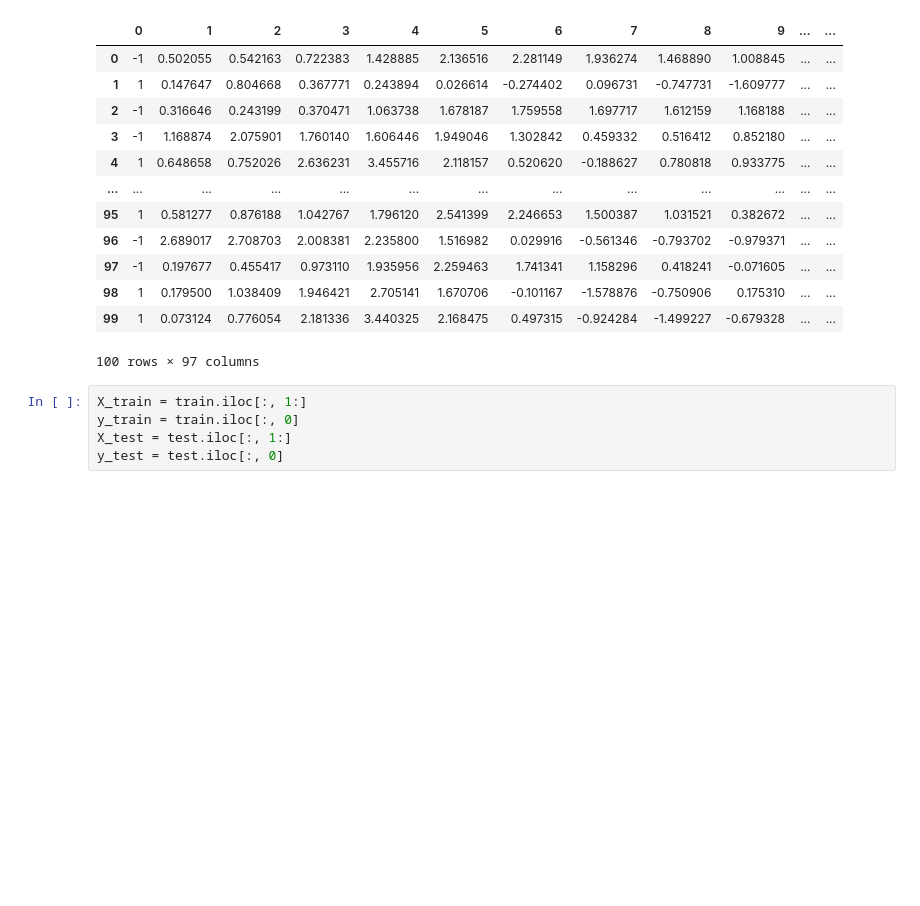
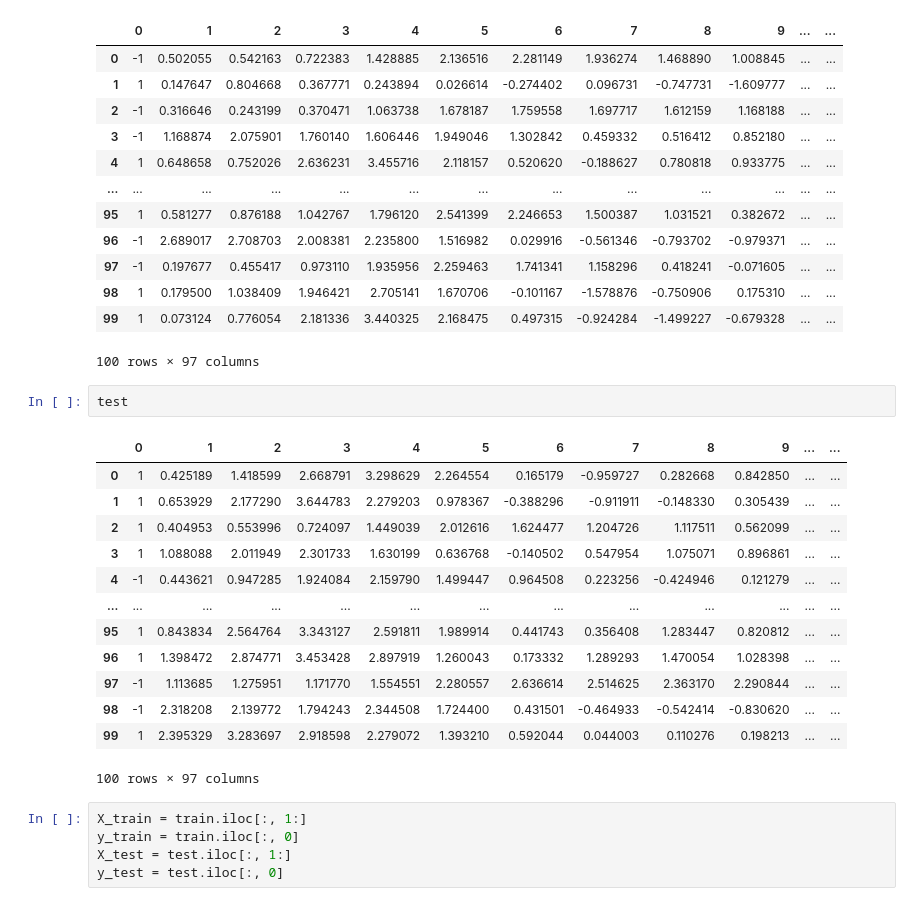
Before and after one commit to HarshRangwala/SideChannelAttack, a Jupyter notebook: Untitled1.ipynb, the cells around one changed output. Cells and saved outputs as stored; diff of their text form; blank space fills up the shorter version.

```diff
--- a/Untitled1.ipynb
+++ b/Untitled1.ipynb
@@ -40,6 +40,22 @@ train
 | 98 | 1 | 0.179500 | 1.038409 | 1.946421 | 2.705141 | 1.670706 | -0.101167 | -1.578876 | -0.750906 | 0.175310 | ... | ... |
 | 99 | 1 | 0.073124 | 0.776054 | 2.181336 | 3.440325 | 2.168475 | 0.497315 | -0.924284 | -1.499227 | -0.679328 | ... | ... |
 100 rows × 97 columns
+# %%
+test
+# %% [output]
+|  | 0 | 1 | 2 | 3 | 4 | 5 | 6 | 7 | 8 | 9 | ... | ... |
+| 0 | 1 | 0.425189 | 1.418599 | 2.668791 | 3.298629 | 2.264554 | 0.165179 | -0.959727 | 0.282668 | 0.842850 | ... | ... |
+| 1 | 1 | 0.653929 | 2.177290 | 3.644783 | 2.279203 | 0.978367 | -0.388296 | -0.911911 | -0.148330 | 0.305439 | ... | ... |
+| 2 | 1 | 0.404953 | 0.553996 | 0.724097 | 1.449039 | 2.012616 | 1.624477 | 1.204726 | 1.117511 | 0.562099 | ... | ... |
+| 3 | 1 | 1.088088 | 2.011949 | 2.301733 | 1.630199 | 0.636768 | -0.140502 | 0.547954 | 1.075071 | 0.896861 | ... | ... |
+| 4 | -1 | 0.443621 | 0.947285 | 1.924084 | 2.159790 | 1.499447 | 0.964508 | 0.223256 | -0.424946 | 0.121279 | ... | ... |
+| ... | ... | ... | ... | ... | ... | ... | ... | ... | ... | ... | ... | ... |
+| 95 | 1 | 0.843834 | 2.564764 | 3.343127 | 2.591811 | 1.989914 | 0.441743 | 0.356408 | 1.283447 | 0.820812 | ... | ... |
+| 96 | 1 | 1.398472 | 2.874771 | 3.453428 | 2.897919 | 1.260043 | 0.173332 | 1.289293 | 1.470054 | 1.028398 | ... | ... |
+| 97 | -1 | 1.113685 | 1.275951 | 1.171770 | 1.554551 | 2.280557 | 2.636614 | 2.514625 | 2.363170 | 2.290844 | ... | ... |
+| 98 | -1 | 2.318208 | 2.139772 | 1.794243 | 2.344508 | 1.724400 | 0.431501 | -0.464933 | -0.542414 | -0.830620 | ... | ... |
+| 99 | 1 | 2.395329 | 3.283697 | 2.918598 | 2.279072 | 1.393210 | 0.592044 | 0.044003 | 0.110276 | 0.198213 | ... | ... |
+100 rows × 97 columns
 # %%
 X_train = train.iloc[:, 1:]
 y_train = train.iloc[:, 0]
```
Also changed, not shown: 2 other files.
